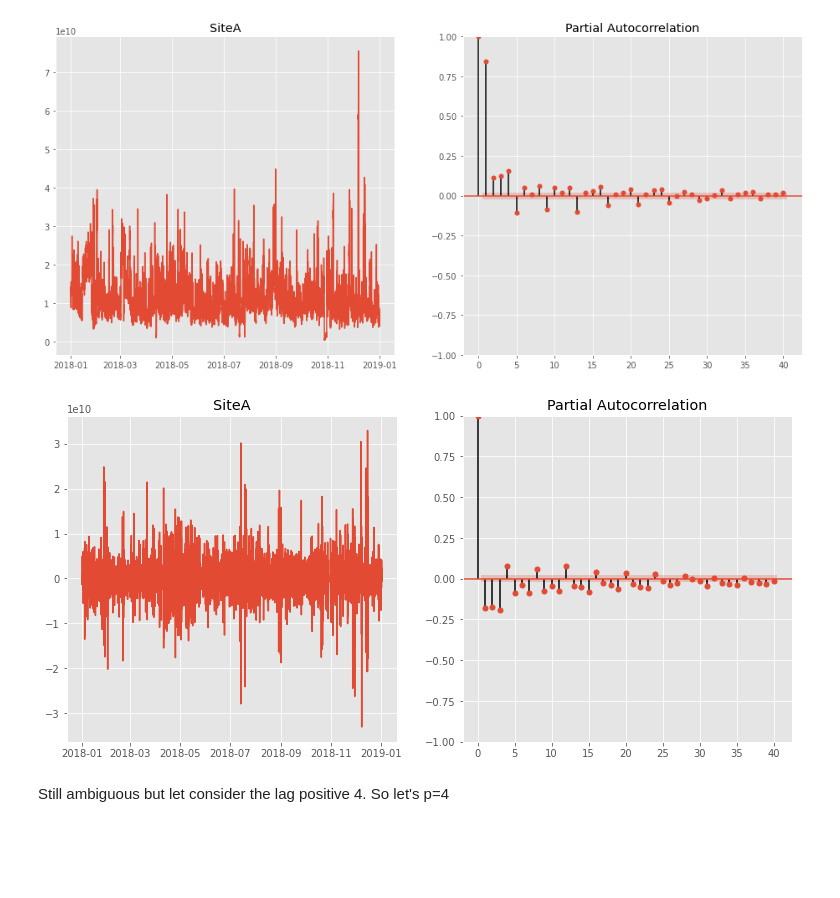
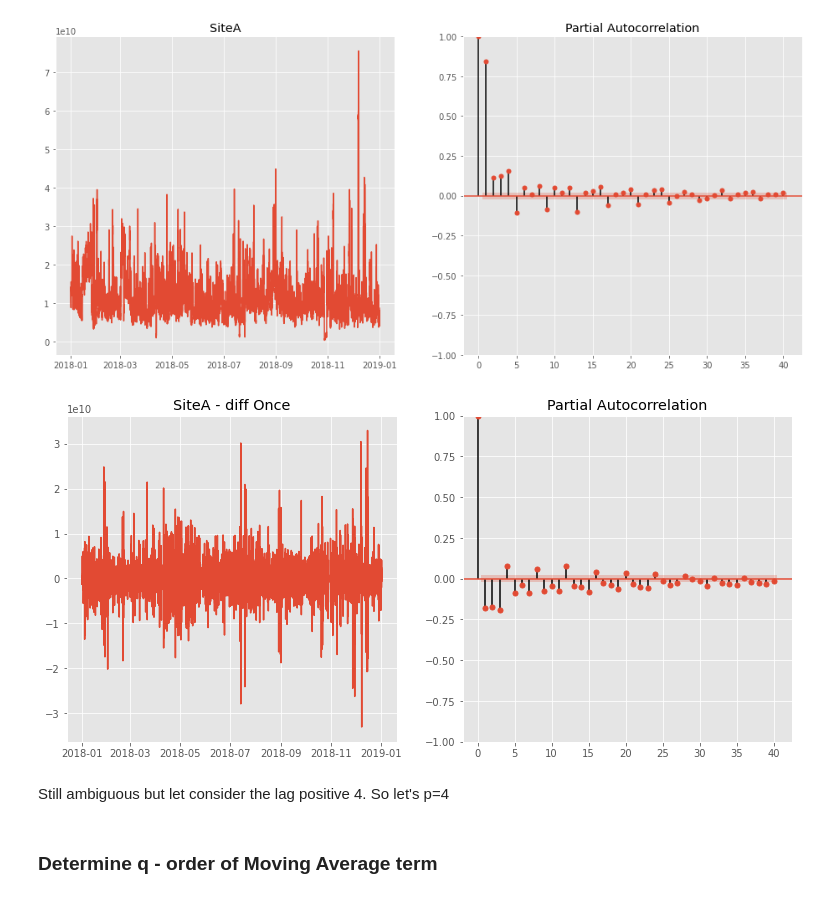
Before and after one commit to abidshafee/autoML-tsModel, a Jupyter notebook: AutoML_ts_Model.ipynb, the cells around one changed output. Cells and saved outputs as stored; diff of their text form; code cells hidden in the pictures; blank space fills up the shorter version.

```diff
--- a/AutoML_ts_Model.ipynb
+++ b/AutoML_ts_Model.ipynb
@@ -284,14 +291,16 @@ plot_pacf(df['SiteA'], ax=ax2);
 # %%
 # from pacf plot we can see that data is ambiguous and can not identify the lag. so lets defferentiate to find lag frm pacf plot
 
 siteA_df3 = df['SiteA'].diff().dropna()
 
 fig, (ax1, ax2) = plt.subplots(1,2)
 ax1.plot(siteA_df3)
-ax1.set_title('SiteA')
-
-plot_pacf(siteA_df, ax=ax2);
+ax1.set_title('SiteA - diff Once')
+ax2.set_ylim(0,1)
+plot_pacf(siteA_df3, ax=ax2);
 # %% [output]
-[figure, old version]
+[figure, new version]
 # %% [markdown]
 Still ambiguous but let consider the lag positive 4. So let's p=4
+# %% [markdown]
+### Determine q - order of Moving Average term
```
Also changed, not shown: parts of 15 cells of this notebook.
